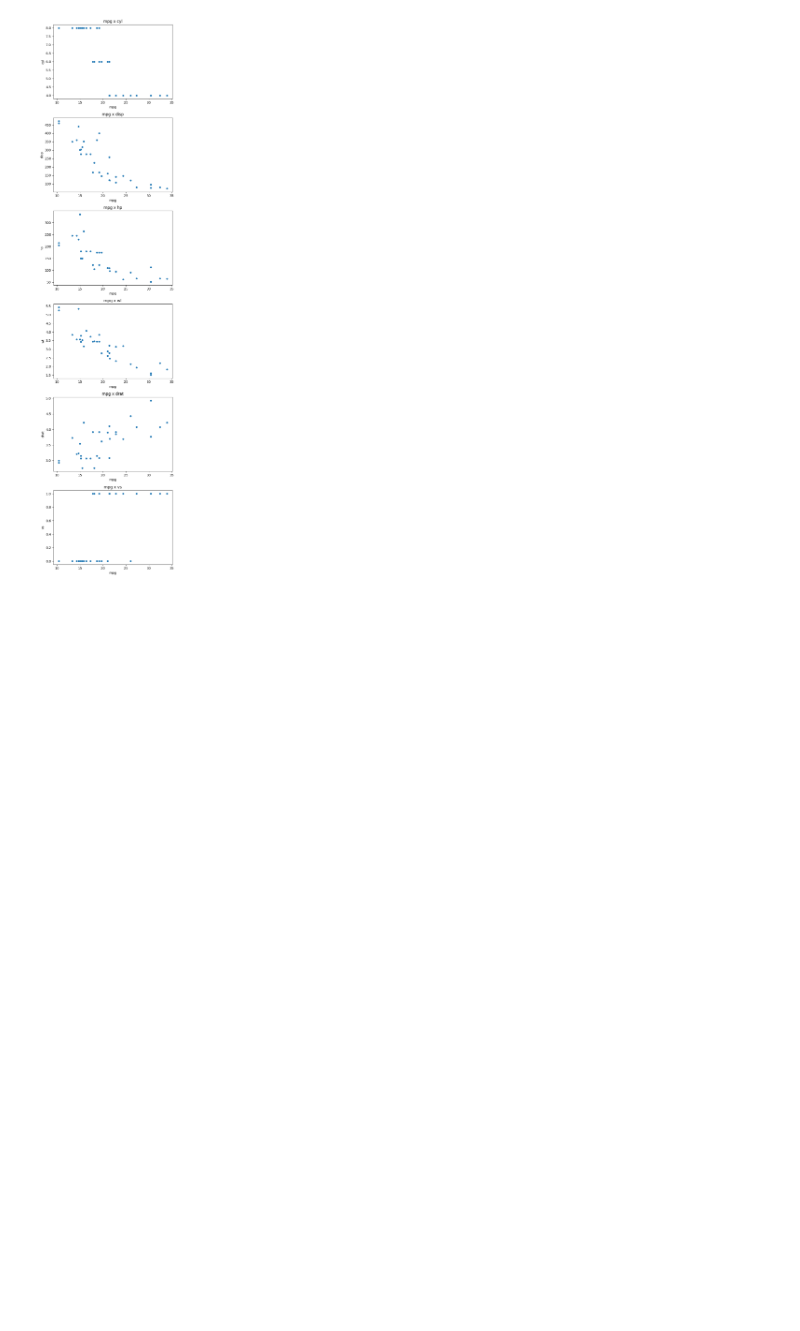
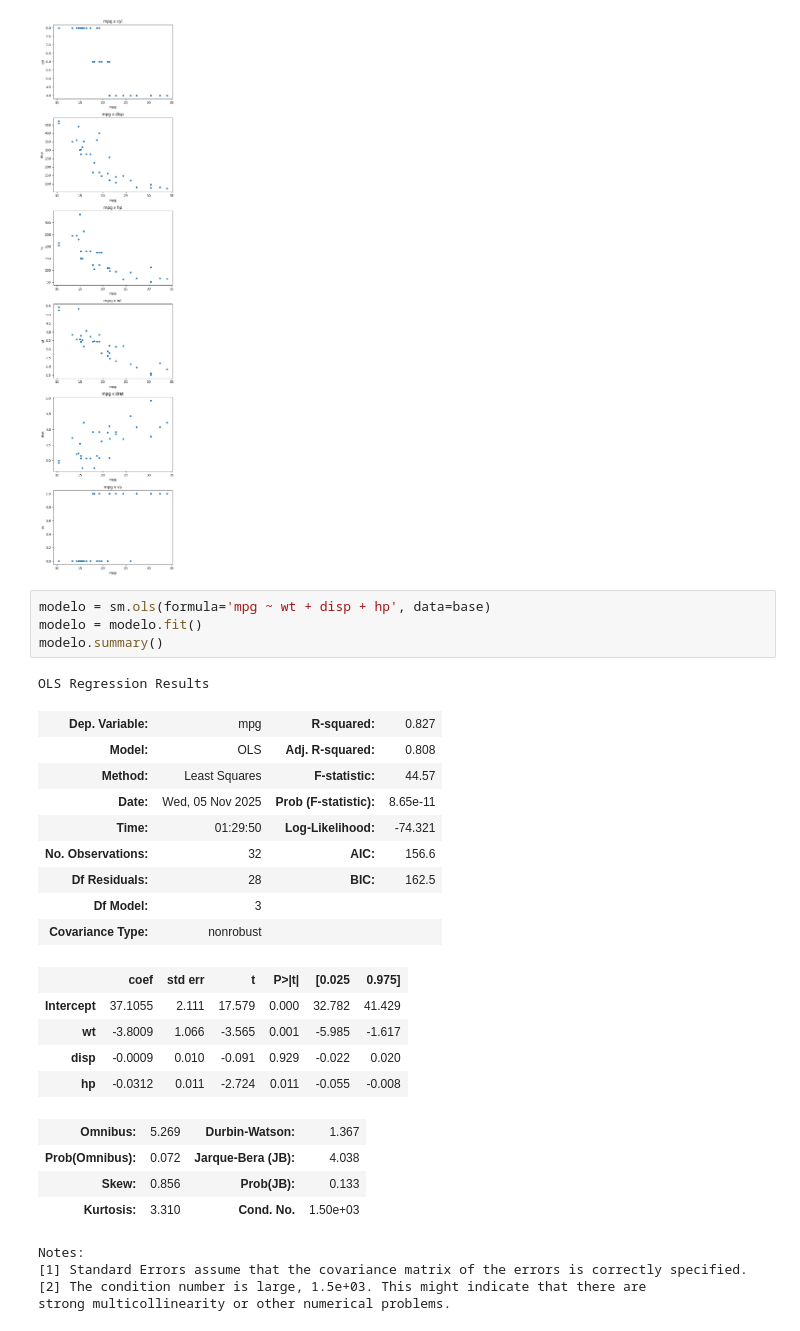
Before and after one commit to eldercamposds/TreinamentoModelosDeRegressao, a Jupyter notebook: RegressaoStatsModels.ipynb, the cells around one changed output. Drawn from its saved outputs; the diff is of its cells as text; blank space fills up the shorter version.

```diff
--- a/RegressaoStatsModels.ipynb
+++ b/RegressaoStatsModels.ipynb
@@ -56,3 +56,31 @@ plt.tight_layout()
 plt.show()
 # %% [output]
 [figure]
+# %%
+modelo = sm.ols(formula='mpg ~ wt + disp + hp', data=base)
+modelo = modelo.fit()
+modelo.summary()
+# %% [output]
+OLS Regression Results
+| Dep. Variable: | mpg | R-squared: | 0.827 |
+| Model: | OLS | Adj. R-squared: | 0.808 |
+| Method: | Least Squares | F-statistic: | 44.57 |
+| Date: | Wed, 05 Nov 2025 | Prob (F-statistic): | 8.65e-11 |
+| Time: | 01:29:50 | Log-Likelihood: | -74.321 |
+| No. Observations: | 32 | AIC: | 156.6 |
+| Df Residuals: | 28 | BIC: | 162.5 |
+| Df Model: | 3 |  |  |
+| Covariance Type: | nonrobust |  |  |
+|  | coef | std err | t | P>|t| | [0.025 | 0.975] |
+| Intercept | 37.1055 | 2.111 | 17.579 | 0.000 | 32.782 | 41.429 |
+| wt | -3.8009 | 1.066 | -3.565 | 0.001 | -5.985 | -1.617 |
+| disp | -0.0009 | 0.010 | -0.091 | 0.929 | -0.022 | 0.020 |
+| hp | -0.0312 | 0.011 | -2.724 | 0.011 | -0.055 | -0.008 |
+| Omnibus: | 5.269 | Durbin-Watson: | 1.367 |
+| Prob(Omnibus): | 0.072 | Jarque-Bera (JB): | 4.038 |
+| Skew: | 0.856 | Prob(JB): | 0.133 |
+| Kurtosis: | 3.310 | Cond. No. | 1.50e+03 |
+Notes:
+[1] Standard Errors assume that the covariance matrix of the errors is correctly specified.
+[2] The condition number is large, 1.5e+03. This might indicate that there are
+strong multicollinearity or other numerical problems.
```
Also changed, not shown: parts of 3 cells of this notebook.
